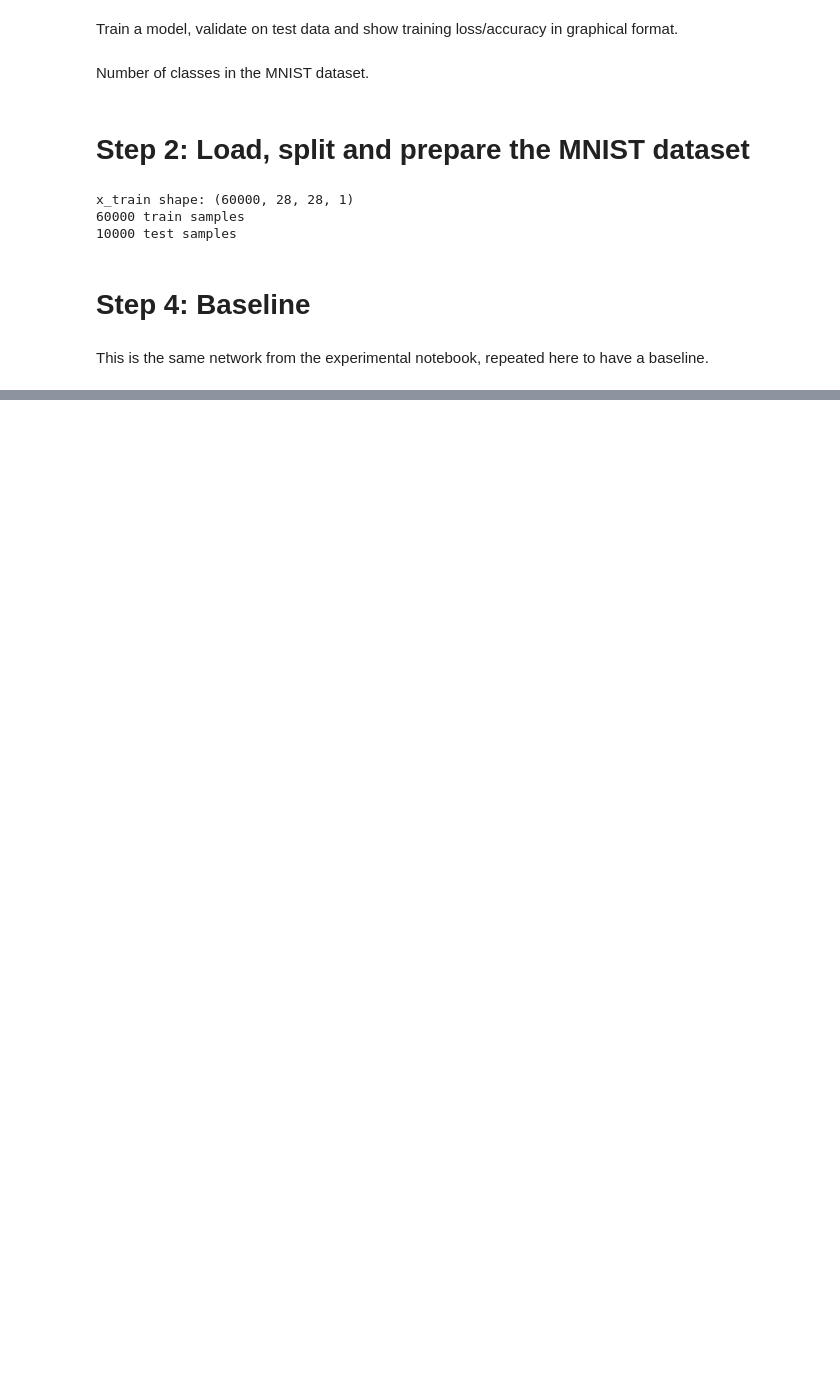
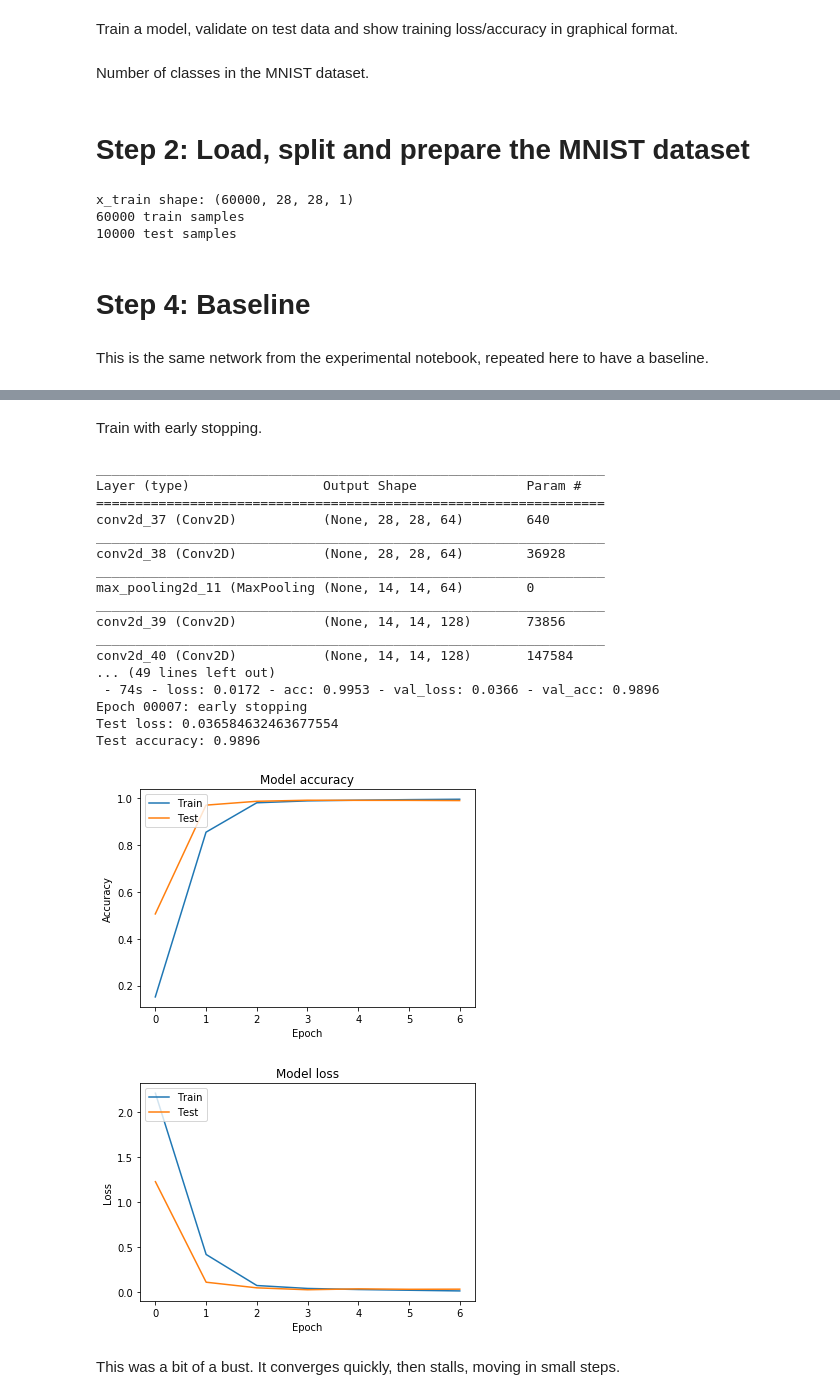
Before and after one commit to fau-masters-collected-works-cgarbin/cap6618-computer-vision, a Jupyter notebook: module5/CAP6618_PP3_final_cgarbin.ipynb, the cells around one changed output, grey strips where cells are left out. Cells and saved outputs as stored; diff of their text form; code cells hidden in the pictures; blank space fills up the shorter version.

```diff
--- a/module5/CAP6618_PP3_final_cgarbin.ipynb
+++ b/module5/CAP6618_PP3_final_cgarbin.ipynb
@@ -317,0 +376,66 @@ AttributeError: 'NoneType' object has no attribute 'summary'
+# %%
+# based on https://medium.com/@amir_hf8/implementing-vgg13-for-mnist-dataset-in-tensorflow-abc1460e2b93
+
+def get_vgg_like_model():
+    model = Sequential()
+    model.add(Conv2D(64, kernel_size=(3, 3),
+                     activation='relu',
+                     input_shape=input_shape, padding='same'))
+    model.add(Conv2D(64, (3, 3), activation='relu', padding='same'))
+    model.add(MaxPooling2D(pool_size=(2, 2), strides=(2,2), padding='same'))
+
+    model.add(Conv2D(128, (3, 3), activation='relu', padding='same'))
+    model.add(Conv2D(128, (3, 3), activation='relu', padding='same'))
+    model.add(MaxPooling2D(pool_size=(2, 2), strides=(2,2), padding='same'))
+
+    model.add(Conv2D(256, (3, 3), activation='relu', padding='same'))
+    model.add(Conv2D(256, (3, 3), activation='relu', padding='same'))
+    model.add(MaxPooling2D(pool_size=(2, 2), strides=(2,2), padding='same'))
+
+    model.add(Conv2D(512, (3, 3), activation='relu', padding='same'))
+    model.add(Conv2D(512, (3, 3), activation='relu', padding='same'))
+    model.add(MaxPooling2D(pool_size=(2, 2), strides=(2,2), padding='same'))
+
+    model.add(Conv2D(512, (3, 3), activation='relu', padding='same'))
+    model.add(Conv2D(512, (3, 3), activation='relu', padding='same'))
+    model.add(MaxPooling2D(pool_size=(2, 2), strides=(2,2), padding='same'))
+
+    model.add(Flatten())
+    model.add(Dense(units=4096, activation='relu'))
+    model.add(Dense(units=4096, activation='relu'))
+    model.add(Dense(units=1000, activation='relu'))
+    model.add(Dense(units=NUM_CLASSES, activation = 'softmax'))
+
+    model.compile(loss=keras.losses.categorical_crossentropy,
+                  optimizer=keras.optimizers.Adadelta(),
+                  metrics=['accuracy'])
+
+    return model
+# %% [markdown]
+Train with early stopping.
+# %%
+model = get_vgg_like_model()
+model.summary()
+train_validate_analyze(model, batch_size=128, epochs=100, verbose=2,callbacks=callbacks)
+# %% [output]
+_________________________________________________________________
+Layer (type)                 Output Shape              Param #
+=================================================================
+conv2d_37 (Conv2D)           (None, 28, 28, 64)        640
+_________________________________________________________________
+conv2d_38 (Conv2D)           (None, 28, 28, 64)        36928
+_________________________________________________________________
+max_pooling2d_11 (MaxPooling (None, 14, 14, 64)        0
+_________________________________________________________________
+conv2d_39 (Conv2D)           (None, 14, 14, 128)       73856
+_________________________________________________________________
+conv2d_40 (Conv2D)           (None, 14, 14, 128)       147584
+... (49 lines left out)
+ - 74s - loss: 0.0172 - acc: 0.9953 - val_loss: 0.0366 - val_acc: 0.9896
+Epoch 00007: early stopping
+Test loss: 0.036584632463677554
+Test accuracy: 0.9896
+[figure, added]
+[figure, added]
+# %% [markdown]
+This was a bit of a bust. It converges quickly, then stalls, moving in small steps.
```
Also changed, not shown: parts of 23 cells of this notebook.
